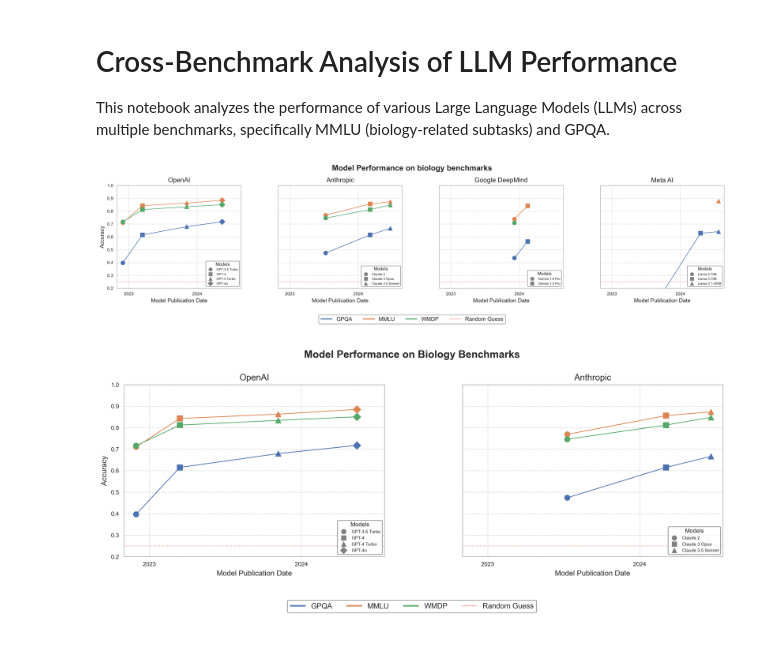
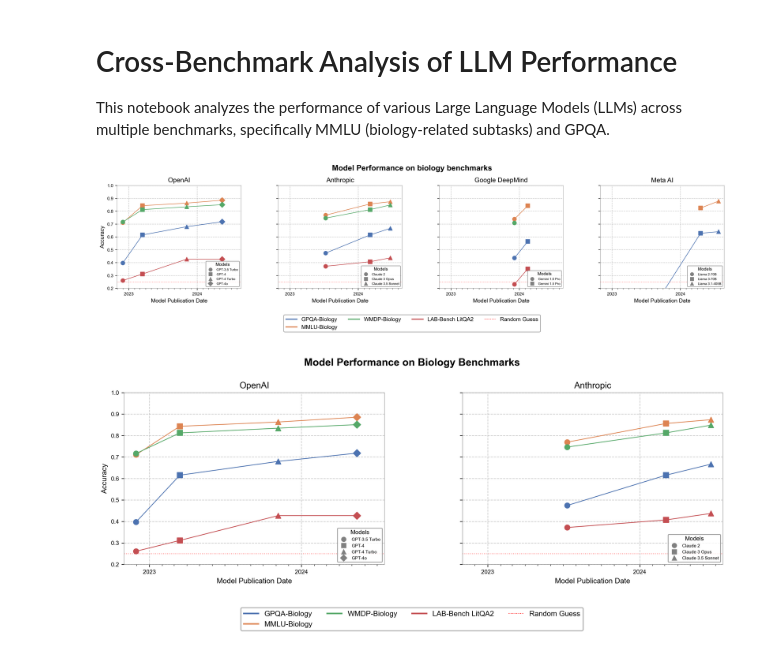
Before and after one commit to lennijusten/biology-benchmarks, a Jupyter notebook: results/benchmarks_analysis.ipynb, the cells around one changed output. Saved outputs shown, nothing was run; the diff lists cells and outputs as text; code cells hidden in the pictures.

Commit message:
add LAB-Bench LitQA2 results

```diff
--- a/results/benchmarks_analysis.ipynb
+++ b/results/benchmarks_analysis.ipynb
@@ -14,10 +14,12 @@ import numpy as np
 gpqa_results_path = 'gpqa-biology-no-rag/results.csv'
 mmlu_results_path = 'mmlu-biology-no-rag/results.csv'
 wmdp_results_path = 'wmdp-biology-no-rag/results.csv'
+litqa2_results_path = 'lab-bench-no-rag/results.csv'
 # %%
 gpqa_df = pd.read_csv(gpqa_results_path)
 mmlu_df = pd.read_csv(mmlu_results_path)
 wmdp_df = pd.read_csv(wmdp_results_path)
+litqa2_df = pd.read_csv(litqa2_results_path)
 # %%
 # Function to parse dates
 def parse_date(date_str):
@@ -30,11 +32,13 @@ def parse_date(date_str):
 gpqa_df['Publication date'] = gpqa_df['Publication date'].apply(parse_date)
 mmlu_df['Publication date'] = mmlu_df['Publication date'].apply(parse_date)
 wmdp_df['Publication date'] = wmdp_df['Publication date'].apply(parse_date)
+litqa2_df['Publication date'] = litqa2_df['Publication date'].apply(parse_date)
 
 # Filter for biggest_in_class models
 gpqa_df = gpqa_df[gpqa_df['biggest_in_class'] == 1]
 mmlu_df = mmlu_df[mmlu_df['biggest_in_class'] == 1]
 wmdp_df = wmdp_df[wmdp_df['biggest_in_class'] == 1]
+litqa2_df = litqa2_df[litqa2_df['biggest_in_class'] == 1]
 # %%
 # Set plot style for publication-quality figure
 plt.rcParams['font.family'] = 'Arial'
@@ -45,7 +49,7 @@ plt.rcParams['axes.edgecolor'] = 'gray'
 # Define organizations and their colors
 organizations = ['OpenAI', 'Anthropic', 'Google DeepMind', 'Meta AI']
 
-color_map = dict(zip(['GPQA', 'MMLU', 'WMDP'], sns.color_palette("deep", 3)))  # Updated to 3 colors
+color_map = dict(zip(['GPQA-Biology', 'MMLU-Biology', 'WMDP-Biology', 'LAB-Bench LitQA2'], sns.color_palette("deep", 4)))  # Updated to 3 colors
 
 # Define marker styles for different models
 marker_styles = ['o', 's', '^', 'D', 'p', '*', 'h', 'v']
@@ -59,7 +63,7 @@ for i, org in enumerate(organizations):
     ax = axs[i]
     org_models = {}
 
-    for df, benchmark in [(gpqa_df, 'GPQA'), (mmlu_df, 'MMLU'), (wmdp_df, 'WMDP')]:
+    for df, benchmark in [(gpqa_df, 'GPQA-Biology'), (mmlu_df, 'MMLU-Biology'), (wmdp_df, 'WMDP-Biology'), (litqa2_df, 'LAB-Bench LitQA2')]:
         org_data = df[df['Organization'] == org].sort_values('Publication date')
         if not org_data.empty:
             for j, (_, row) in enumerate(org_data.iterrows()):
@@ -89,36 +93,36 @@ for i, org in enumerate(organizations):
     ax.xaxis.set_minor_locator(mdates.MonthLocator())
 
     # Add x-label to all subplots
     ax.set_xlabel("Model Publication Date", fontsize=10)
 
     # Only add y-label to leftmost subplot
     if i == 0:
         ax.set_ylabel("Accuracy", fontsize=10)
 
     # Add legend for models within each subplot
     legend_elements = [plt.Line2D([0], [0], marker=marker, color='gray',
                                   label=model, markersize=6, linestyle='')
                        for model, marker in org_models.items()]
     ax.legend(handles=legend_elements, fontsize=6, title="Models", title_fontsize=8,
               loc='lower right', bbox_to_anchor=(1, 0), ncol=1, frameon=True, edgecolor='gray')
 
 # Adjust layout
 plt.tight_layout()
 fig.subplots_adjust(top=0.85, bottom=0.2, wspace=0.3)  # Adjust for main title and x-labels
 
 # Add a single legend for benchmarks
-benchmark_handles = [plt.Line2D([0], [0], color=color_map[b], lw=2) for b in ['GPQA', 'MMLU', 'WMDP']]
+benchmark_handles = [plt.Line2D([0], [0], color=color_map[b], lw=2) for b in ['GPQA-Biology', 'MMLU-Biology', 'WMDP-Biology', 'LAB-Bench LitQA2']]
 random_line = plt.Line2D([0], [0], color='red', linestyle=':', linewidth=1)
 benchmark_handles.append(random_line)
-benchmark_labels = ['GPQA', 'MMLU', 'WMDP', 'Random Guess']
+benchmark_labels = ['GPQA-Biology', 'MMLU-Biology', 'WMDP-Biology', 'LAB-Bench LitQA2', 'Random Guess']
 fig.legend(benchmark_handles, benchmark_labels, loc='upper center', bbox_to_anchor=(0.5, 0.05),
            ncol=4, fontsize=10, frameon=True, edgecolor='gray')
 
 # Save the figure
 plt.savefig('cross_benchmark_performance_subplots.png', dpi=300, bbox_inches='tight')
 plt.show()
 # %% [output]
-[figure, old version]
+[figure, new version]
 # %%
 # Set plot style for publication-quality figure
 plt.rcParams['font.family'] = 'Arial'
@@ -128,7 +132,7 @@ plt.rcParams['axes.edgecolor'] = 'gray'
 
 # Define organizations and their colors
 organizations = ['OpenAI', 'Anthropic']
-color_map = dict(zip(['GPQA', 'MMLU', 'WMDP'], sns.color_palette("deep", 3)))
+color_map = dict(zip(['GPQA-Biology', 'MMLU-Biology', 'WMDP-Biology', 'LAB-Bench LitQA2'], sns.color_palette("deep", 4)))
 
 # Define marker styles for different models
 marker_styles = ['o', 's', '^', 'D', 'p', '*', 'h', 'v']
@@ -142,7 +146,7 @@ for i, org in enumerate(organizations):
     ax = axs[i]
     org_models = {}
 
-    for df, benchmark in [(gpqa_df, 'GPQA'), (mmlu_df, 'MMLU'), (wmdp_df, 'WMDP')]:
+    for df, benchmark in [(gpqa_df, 'GPQA-Biology'), (mmlu_df, 'MMLU-Biology'), (wmdp_df, 'WMDP-Biology'), (litqa2_df, 'LAB-Bench LitQA2')]:
         org_data = df[df['Organization'] == org].sort_values('Publication date')
         if not org_data.empty:
             for j, (_, row) in enumerate(org_data.iterrows()):
@@ -190,10 +194,10 @@ plt.tight_layout()
 fig.subplots_adjust(top=0.85, bottom=0.2, wspace=0.3)  # Adjust for main title and x-labels
 
 # Add a single legend for benchmarks
-benchmark_handles = [plt.Line2D([0], [0], color=color_map[b], lw=2) for b in ['GPQA', 'MMLU', 'WMDP']]
+benchmark_handles = [plt.Line2D([0], [0], color=color_map[b], lw=2) for b in ['GPQA-Biology', 'MMLU-Biology', 'WMDP-Biology', 'LAB-Bench LitQA2']]
 random_line = plt.Line2D([0], [0], color='red', linestyle=':', linewidth=1)
 benchmark_handles.append(random_line)
-benchmark_labels = ['GPQA', 'MMLU', 'WMDP', 'Random Guess']
+benchmark_labels = ['GPQA-Biology', 'MMLU-Biology', 'WMDP-Biology', 'LAB-Bench LitQA2', 'Random Guess']
 fig.legend(benchmark_handles, benchmark_labels, loc='upper center', bbox_to_anchor=(0.5, 0.05),
            ncol=4, fontsize=10, frameon=True, edgecolor='gray')
 
@@ -201,4 +205,4 @@ fig.legend(benchmark_handles, benchmark_labels, loc='upper center', bbox_to_anch
 plt.savefig('cross_benchmark_performance_subplots_openai_anthropic.png', dpi=300, bbox_inches='tight')
 plt.show()
 # %% [output]
-[figure, old version]
+[figure, new version]
```
Also changed, not shown: 7 other files.
